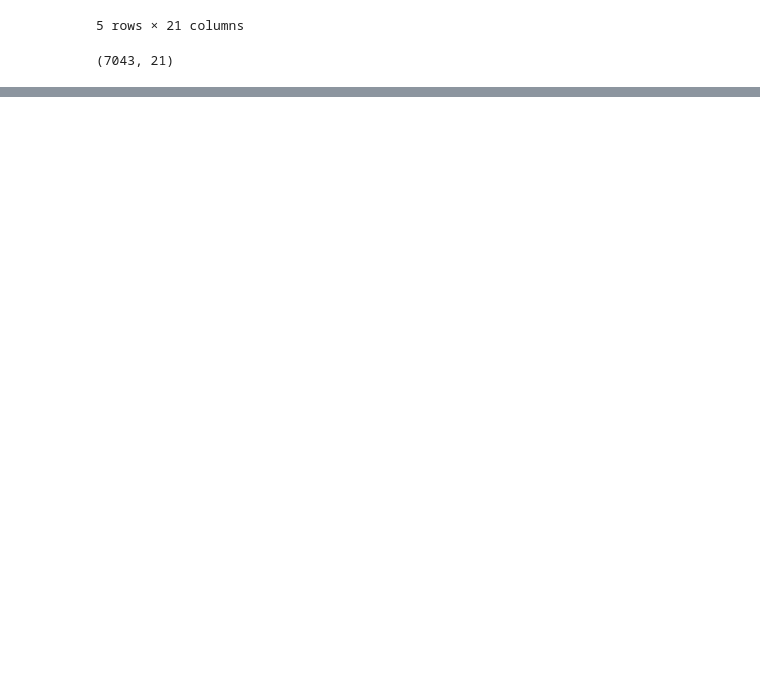
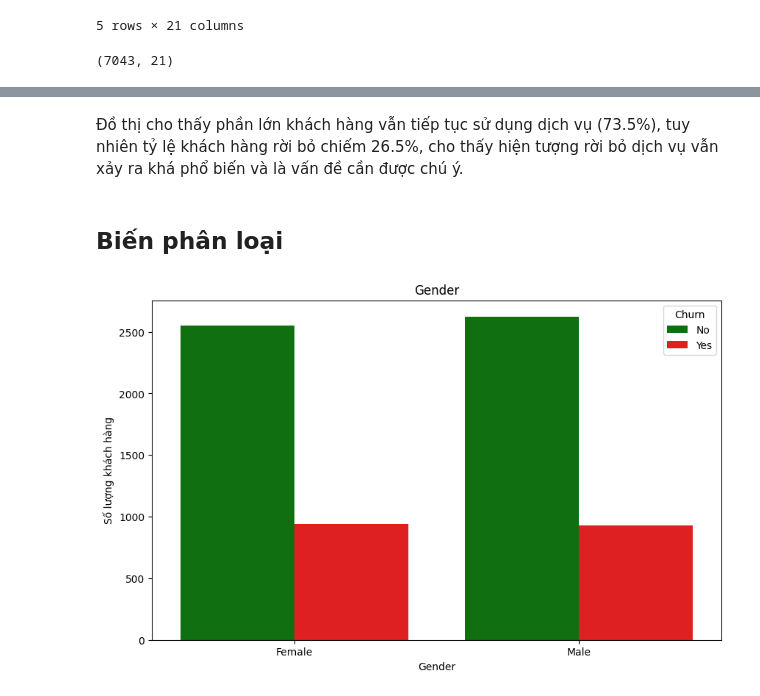
Before and after one commit to vuong01062005/Telco-Customer-Churn-Analysis, a Jupyter notebook: analysis.ipynb, the cells around one changed output, grey strips where cells are left out. Cells and saved outputs as stored; diff of their text form; code cells hidden in the pictures; blank space fills up the shorter version.

```diff
--- a/analysis.ipynb
+++ b/analysis.ipynb
@@ -28,0 +240,18 @@ Dữ liệu gồm có 7043 dòng và 21 cột
+# %% [markdown]
+Đồ thị cho thấy phần lớn khách hàng vẫn tiếp tục sử dụng dịch vụ (73.5%), tuy nhiên tỷ lệ khách hàng rời bỏ chiếm 26.5%, cho thấy hiện tượng rời bỏ dịch vụ vẫn xảy ra khá phổ biến và là vấn đề cần được chú ý.
+# %% [markdown]
+## Biến phân loại
+# %%
+colors = {'Yes': 'red', 'No': 'green'}
+plt.figure(figsize=(10, 6))
+ax = sns.countplot(data=df, x="gender", hue='Churn', palette=colors)
+plt.title('Gender')
+plt.xlabel("Gender")
+plt.ylabel("Số lượng khách hàng")
+
+for i in ax.containers:
+  ax.bar_label(i, fmt='')
+
+plt.show()
+# %% [output]
+[figure, added]
```
Also changed, not shown: parts of 71 cells of this notebook.
